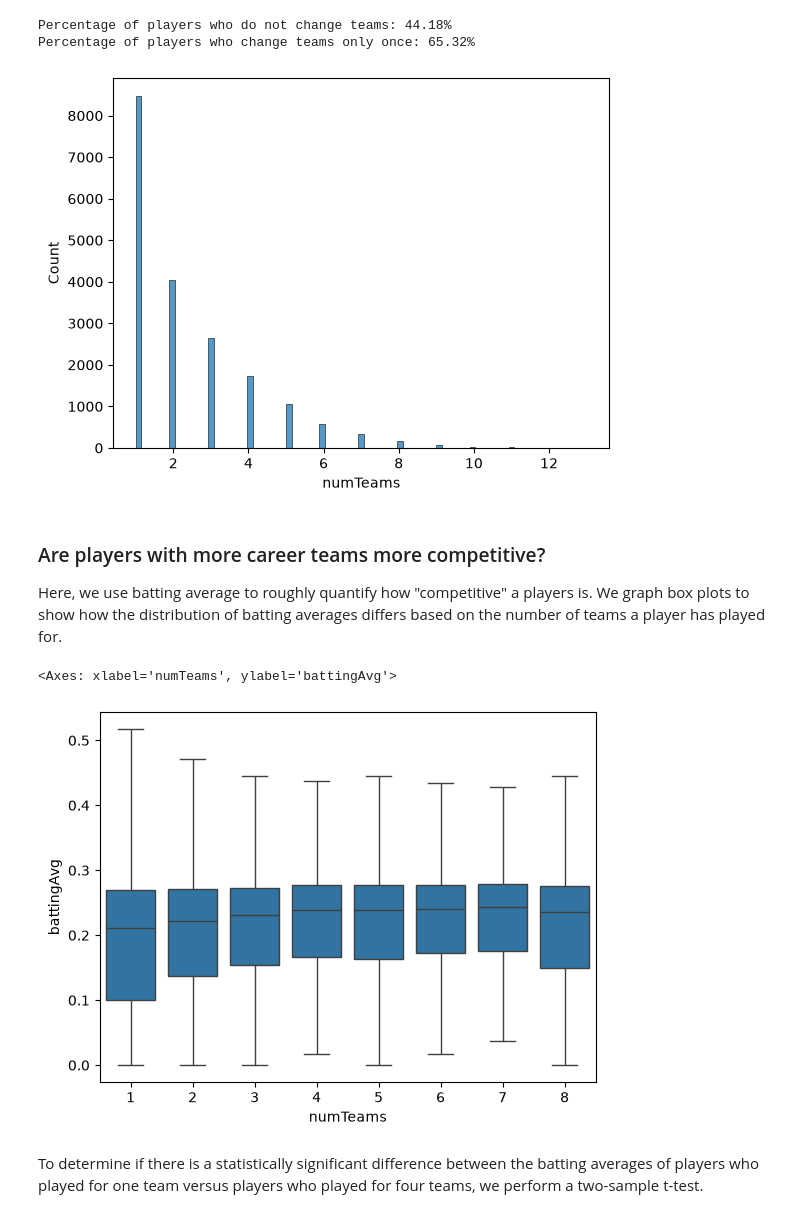
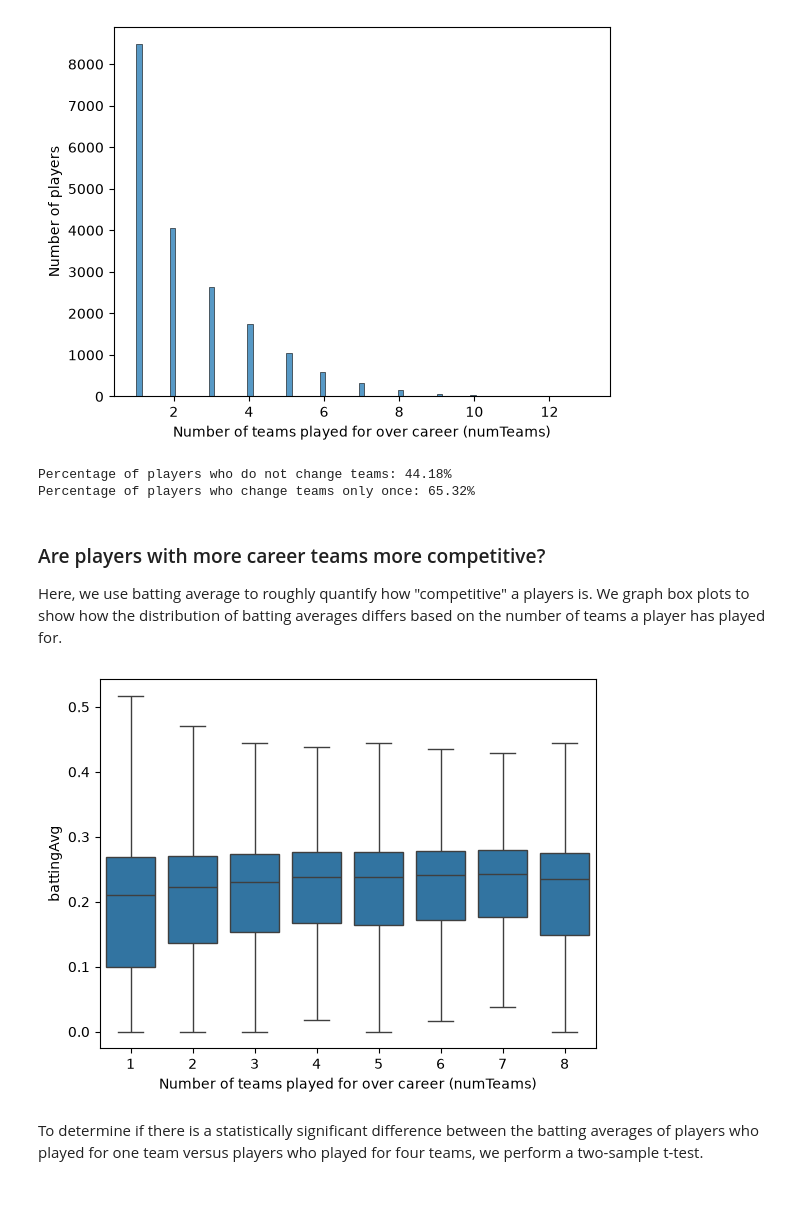
Before and after one commit to byerlyb20/cs5830_project1, a Jupyter notebook: project1.ipynb, the cells around one changed output. Saved outputs shown, nothing was run; the diff lists cells and outputs as text; code cells hidden in the pictures.

```diff
--- a/project1.ipynb
+++ b/project1.ipynb
@@ -15,6 +15,10 @@ We use the number of different teams for with a single player ever played for as
 # %%
 num_teams_per_player = appearances.groupby('playerID')['teamID'].nunique().rename("numTeams")
 sns.histplot(x=num_teams_per_player)
+
+plt.xlabel("Number of teams played for over career (numTeams)")
+plt.ylabel("Number of players")
+plt.show()
 
 num_one_team = num_teams_per_player[num_teams_per_player == 1].count()
 num_two_teams = num_teams_per_player[num_teams_per_player == 2].count()
@@ -26,9 +30,9 @@ proportion_with_one_team_switch = (num_one_team + num_two_teams) / num_total
 print(f"Percentage of players who do not change teams: {proportion_without_team_switch:.2%}")
 print(f"Percentage of players who change teams only once: {proportion_with_one_team_switch:.2%}")
 # %% [output]
+[figure, new version]
 Percentage of players who do not change teams: 44.18%
 Percentage of players who change teams only once: 65.32%
-[figure, old version]
 # %% [markdown]
 ### Are players with more career teams more competitive?
 
@@ -36,11 +40,13 @@ Here, we use batting average to roughly quantify how "competitive" a players is.
 # %%
 batting['battingAvg'] = batting['H'] / batting['AB']
 
 career_team_perf = pd.merge(batting, num_teams_per_player, on='playerID')[['playerID', 'numTeams', 'battingAvg']]
 sns.boxplot(x='numTeams', y='battingAvg', data=career_team_perf[career_team_perf['numTeams'] <= 8], showfliers=False)
+
+plt.xlabel("Number of teams played for over career (numTeams)")
+plt.show()
 # %% [output]
-<Axes: xlabel='numTeams', ylabel='battingAvg'>
-[figure, old version]
+[figure, new version]
 # %% [markdown]
 To determine if there is a statistically significant difference between the batting averages of players who played for one team versus players who played for four teams, we perform a two-sample t-test.
 # %%
```
Also changed, not shown: parts of 2 cells of this notebook.
